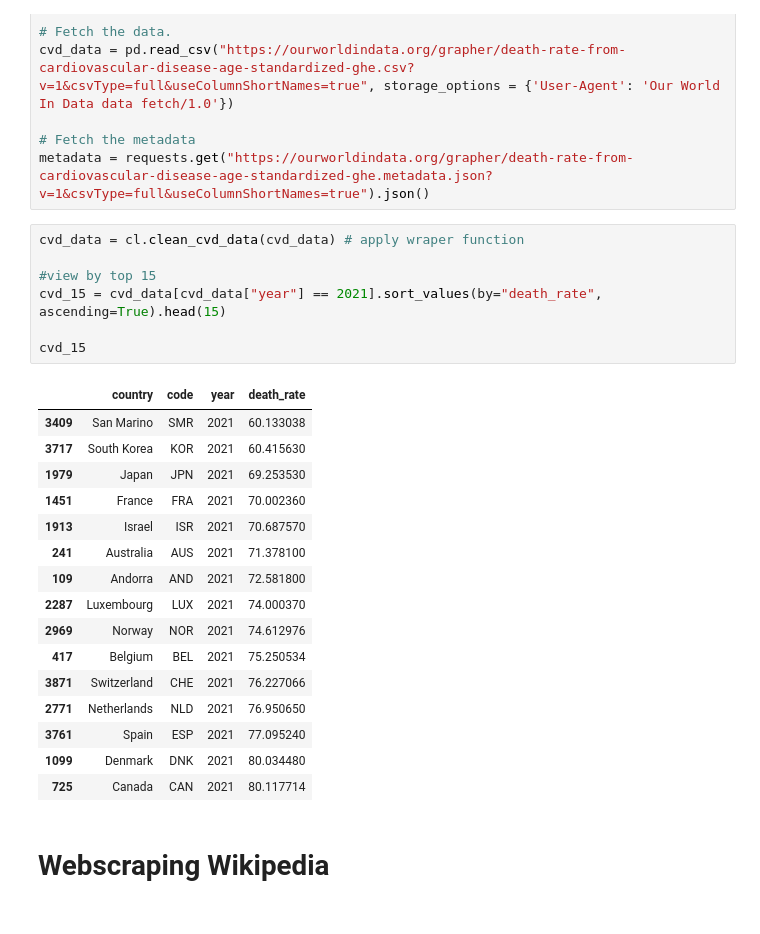
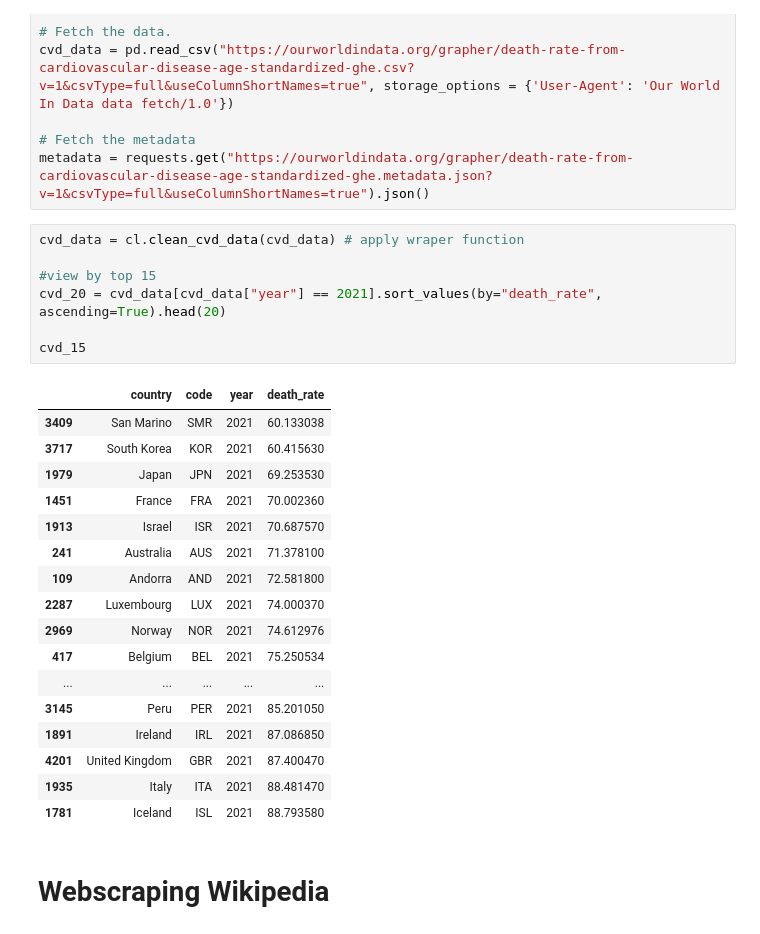
Before and after one commit to chandlershortlidge/sleep-heath-analysis, a Jupyter notebook: main.ipynb, the cells around one changed output. Drawn from its saved outputs; the diff is of its cells as text.

Commit message:
list of 10 by expectancy and death rate

```diff
--- a/main.ipynb
+++ b/main.ipynb
@@ -441,27 +441,28 @@ metadata = requests.get("https://ourworldindata.org/grapher/death-rate-from-card
 # %%
 cvd_data = cl.clean_cvd_data(cvd_data) # apply wraper function
 
 #view by top 15
-cvd_15 = cvd_data[cvd_data["year"] == 2021].sort_values(by="death_rate", ascending=True).head(15)
+cvd_20 = cvd_data[cvd_data["year"] == 2021].sort_values(by="death_rate", ascending=True).head(20)
 
 cvd_15
 # %% [output]
 |  | country | code | year | death_rate |
 | 3409 | San Marino | SMR | 2021 | 60.133038 |
 | 3717 | South Korea | KOR | 2021 | 60.415630 |
 | 1979 | Japan | JPN | 2021 | 69.253530 |
 | 1451 | France | FRA | 2021 | 70.002360 |
 | 1913 | Israel | ISR | 2021 | 70.687570 |
 | 241 | Australia | AUS | 2021 | 71.378100 |
 | 109 | Andorra | AND | 2021 | 72.581800 |
 | 2287 | Luxembourg | LUX | 2021 | 74.000370 |
 | 2969 | Norway | NOR | 2021 | 74.612976 |
 | 417 | Belgium | BEL | 2021 | 75.250534 |
-| 3871 | Switzerland | CHE | 2021 | 76.227066 |
-| 2771 | Netherlands | NLD | 2021 | 76.950650 |
-| 3761 | Spain | ESP | 2021 | 77.095240 |
-| 1099 | Denmark | DNK | 2021 | 80.034480 |
-| 725 | Canada | CAN | 2021 | 80.117714 |
+| ... | ... | ... | ... | ... |
+| 3145 | Peru | PER | 2021 | 85.201050 |
+| 1891 | Ireland | IRL | 2021 | 87.086850 |
+| 4201 | United Kingdom | GBR | 2021 | 87.400470 |
+| 1935 | Italy | ITA | 2021 | 88.481470 |
+| 1781 | Iceland | ISL | 2021 | 88.793580 |
 # %% [markdown]
 # Webscraping Wikipedia
 # %%
```
Also changed, not shown: parts of 2 cells of this notebook.
